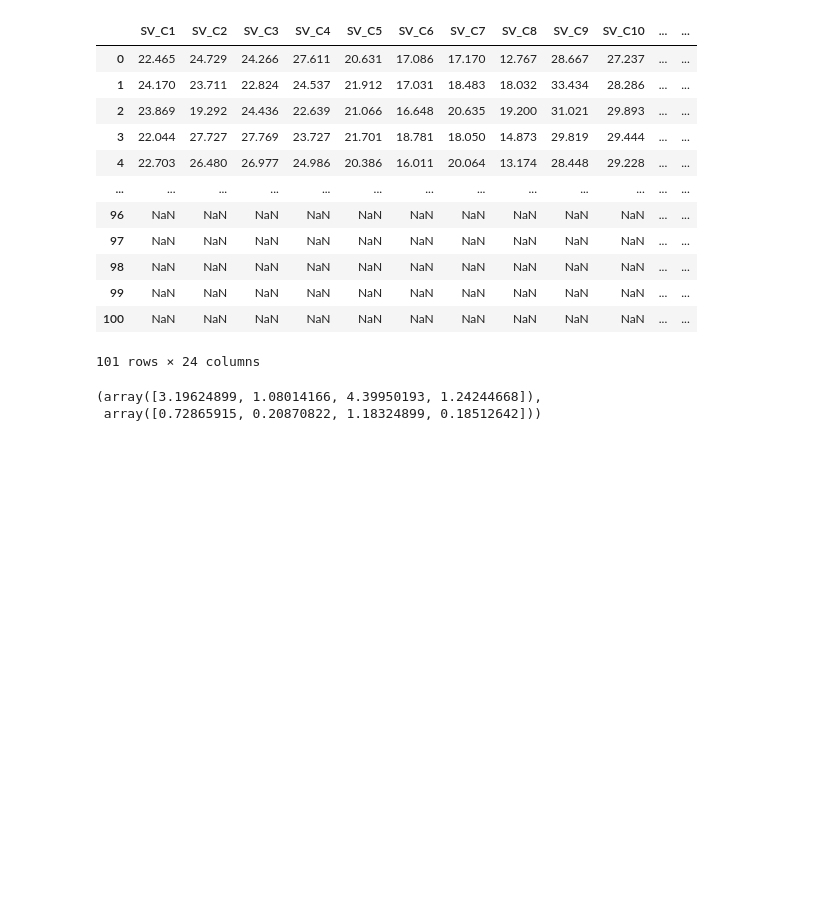
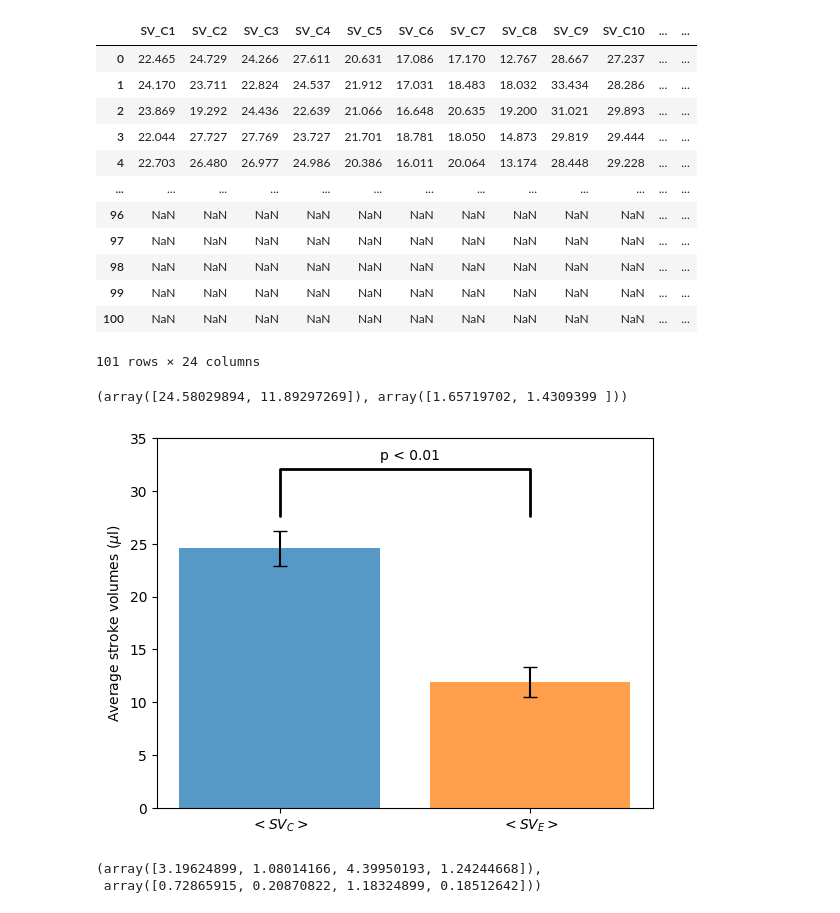
Before and after one commit to moises-santillan/HeartVariability, a Jupyter notebook: Code/HeartVariability.ipynb, the cells around one changed output. Cells and saved outputs as stored; diff of their text form; code cells hidden in the pictures; blank space fills up the shorter version.

```diff
--- a/Code/HeartVariability.ipynb
+++ b/Code/HeartVariability.ipynb
@@ -29,6 +127,42 @@ df
 | 99 | NaN | NaN | NaN | NaN | NaN | NaN | NaN | NaN | NaN | NaN | ... | ... |
 | 100 | NaN | NaN | NaN | NaN | NaN | NaN | NaN | NaN | NaN | NaN | ... | ... |
 101 rows × 24 columns
+# %%
+controls = ("SV_C1", "SV_C2", "SV_C3", "SV_C4", "SV_C5", "SV_C6", "SV_C7", "SV_C8", "SV_C9", "SV_C10", "SV_C11", "SV_C12", "SV_C13", "SV_C14")
+
+N_C = len(controls)
+Means_C = np.zeros(N_C)
+
+for i in range(N_C):
+    Means_C[i] = Mean(df[controls[i]])
+
+
+experiments = ("SV_A1", "SV_A2", "SV_A3", "SV_A4", "SV_A5", "SV_A6", "SV_A7", "SV_A8", "SV_A9", "SV_A10")
+
+N_E = len(experiments)
+Means_E = np.zeros(N_E)
+
+for i in range(N_E):
+    Means_E[i] = Mean(df[experiments[i]])
+# %%
+means = np.array([np.mean(Means_C), np.mean(Means_E)])
+cvs = np.array([np.std(Means_C)/np.sqrt(N_C), np.std(Means_E)/np.sqrt(N_E)])
+
+means, cvs
+# %% [output]
+(array([24.58029894, 11.89297269]), array([1.65719702, 1.4309399 ]))
+# %%
+fig, ax = plt.subplots()
+ax.bar(["$<SV_C>$", "$<SV_E>$"], means, yerr=cvs, align='center', alpha=0.75, color=("C0", "C1"), ecolor='black', capsize=5)
+ax.set_ylabel('Average stroke volumes ($\mu$l)')
+props = {'connectionstyle':'bar','arrowstyle':'-', 'shrinkA':20,'shrinkB':20,'linewidth':2}
+ax.annotate("p < 0.01", xy=(.4, 33), zorder=10)
+ax.annotate('', xy=(0,25), xytext=(1,25), arrowprops=props)
+ax.set_ylim([0,35])
+
+plt.savefig("Fig03.pdf")
+# %% [output]
+[figure, added]
 # %%
 controls = ("SV_C1", "SV_C2", "SV_C3", "SV_C4", "SV_C5", "SV_C6", "SV_C7", "SV_C8", "SV_C9", "SV_C10", "SV_C11", "SV_C12", "SV_C13", "SV_C14")
 
```
Also changed, not shown: parts of 18 cells of this notebook, 13 other files.
